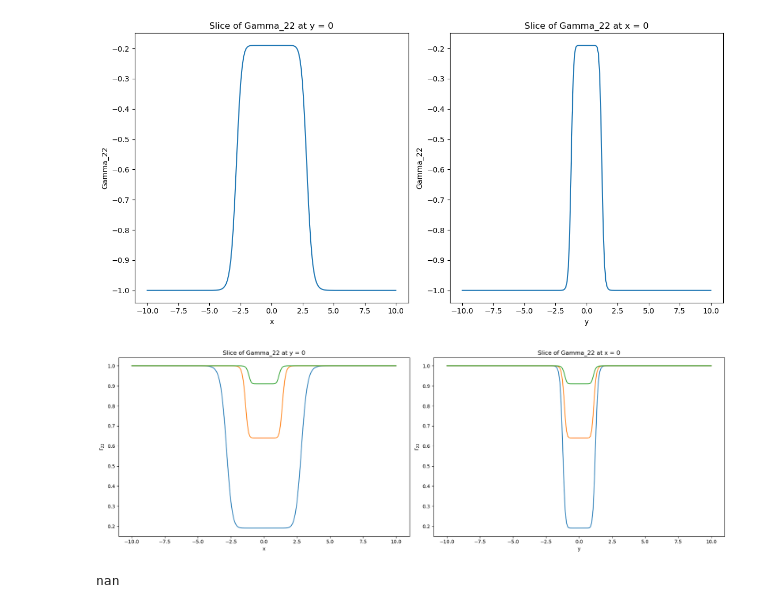
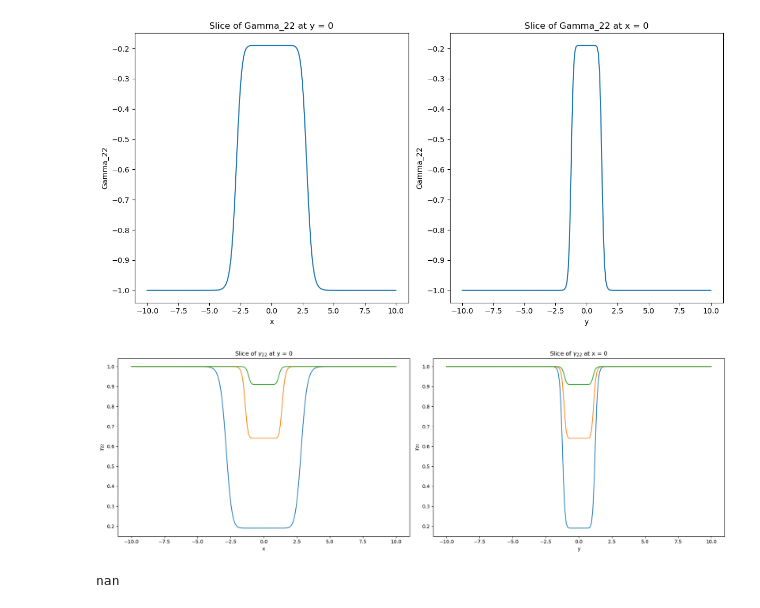
Before and after one commit to zanebeeai/GeneralRelativityStuff, a Jupyter notebook: Untitled Folder/fixedHamDist2.ipynb, the cells around one changed output. Cells and saved outputs as stored; diff of their text form; code cells hidden in the pictures.

```diff
--- a/Untitled Folder/fixedHamDist2.ipynb
+++ b/Untitled Folder/fixedHamDist2.ipynb
@@ -169,43 +195,46 @@ plt.tight_layout()
 plt.show()
 # %% [output]
 [figure]
-# %%
-# Assuming Gamma_22, X, and Y are defined and computed as before
-# Indices where x=0 and y=0 (assuming they are included in the linspace from -10 to 10)
-# idx_x0 = np.where(X[0] == 0)[0][0]  # Index for x = 0
-# idx_y0 = np.where(Y[:, 0] == 0)[0][0]  # Index for y = 0
-idx_x0 = int(len(X)/2)
-idx_y0 = int(len(Y)/2)
-
-# Extracting slices
-gamma_x0 = Gamma_22[idx_y0, :]  # Gamma_22 slice at y = 0
-gamma_y0 = Gamma_22[:, idx_x0]  # Gamma_22 slice at x = 0
-
-# Plotting
-fig, axs = plt.subplots(1, 2, figsize=(18, 6))  # Two plots side by side
-
-# Plot for x slice at y=0
-axs[0].plot(X[0, :], -G22(0.9)[idx_y0, :])
-axs[0].plot(X[0, :], -G22(0.6)[idx_y0, :])
-axs[0].plot(X[0, :], -G22(0.3)[idx_y0, :])
-
-axs[0].set_title('Slice of Gamma_22 at y = 0')
-axs[0].set_xlabel('x')
-axs[0].set_ylabel(r'$\Gamma_{22}$')
-
-# Plot for y slice at x=0
-axs[1].plot(Y[:, 0], -G22(0.9)[:, idx_x0])
-axs[1].plot(Y[:, 0], -G22(0.6)[:, idx_x0])
-axs[1].plot(Y[:, 0], -G22(0.3)[:, idx_x0])
-
-axs[1].set_title('Slice of Gamma_22 at x = 0')
-axs[1].set_xlabel('y')
-axs[1].set_ylabel(r'$\Gamma_{22}$')
-
-plt.tight_layout()
-plt.show()
-# %% [output]
-[figure, removed]
+# %%
+# Assuming Gamma_22, X, and Y are defined and computed as before
+# Indices where x=0 and y=0 (assuming they are included in the linspace from -10 to 10)
+# idx_x0 = np.where(X[0] == 0)[0][0]  # Index for x = 0
+# idx_y0 = np.where(Y[:, 0] == 0)[0][0]  # Index for y = 0
+idx_x0 = int(len(X)/2)
+idx_y0 = int(len(Y)/2)
+
+# Extracting slices
+gamma_x0 = Gamma_22[idx_y0, :]  # Gamma_22 slice at y = 0
+gamma_y0 = Gamma_22[:, idx_x0]  # Gamma_22 slice at x = 0
+
+# Plotting
+fig, axs = plt.subplots(1, 2, figsize=(18, 6))  # Two plots side by side
+
+# Plot for x slice at y=0
+axs[0].plot(X[0, :], -G22(0.9)[idx_y0, :])
+axs[0].plot(X[0, :], -G22(0.6)[idx_y0, :])
+axs[0].plot(X[0, :], -G22(0.3)[idx_y0, :])
+
+# i love this line lmao
+gString = r'$\gamma_{22}$'
+
+axs[0].set_title(f'Slice of {gString} at y = 0')
+axs[0].set_xlabel('x')
+axs[0].set_ylabel(r'$\gamma_{22}$')
+
+# Plot for y slice at x=0
+axs[1].plot(Y[:, 0], -G22(0.9)[:, idx_x0])
+axs[1].plot(Y[:, 0], -G22(0.6)[:, idx_x0])
+axs[1].plot(Y[:, 0], -G22(0.3)[:, idx_x0])
+
+axs[1].set_title(f'Slice of {gString} at x = 0')
+axs[1].set_xlabel('y')
+axs[1].set_ylabel(r'$\gamma_{22}$')
+
+plt.tight_layout()
+plt.show()
+# %% [output]
+[figure, added]
 # %%
 Gamma_22[0][0]
 # %% [output]
```
Also changed, not shown: parts of 4 cells of this notebook, 1 other file.
